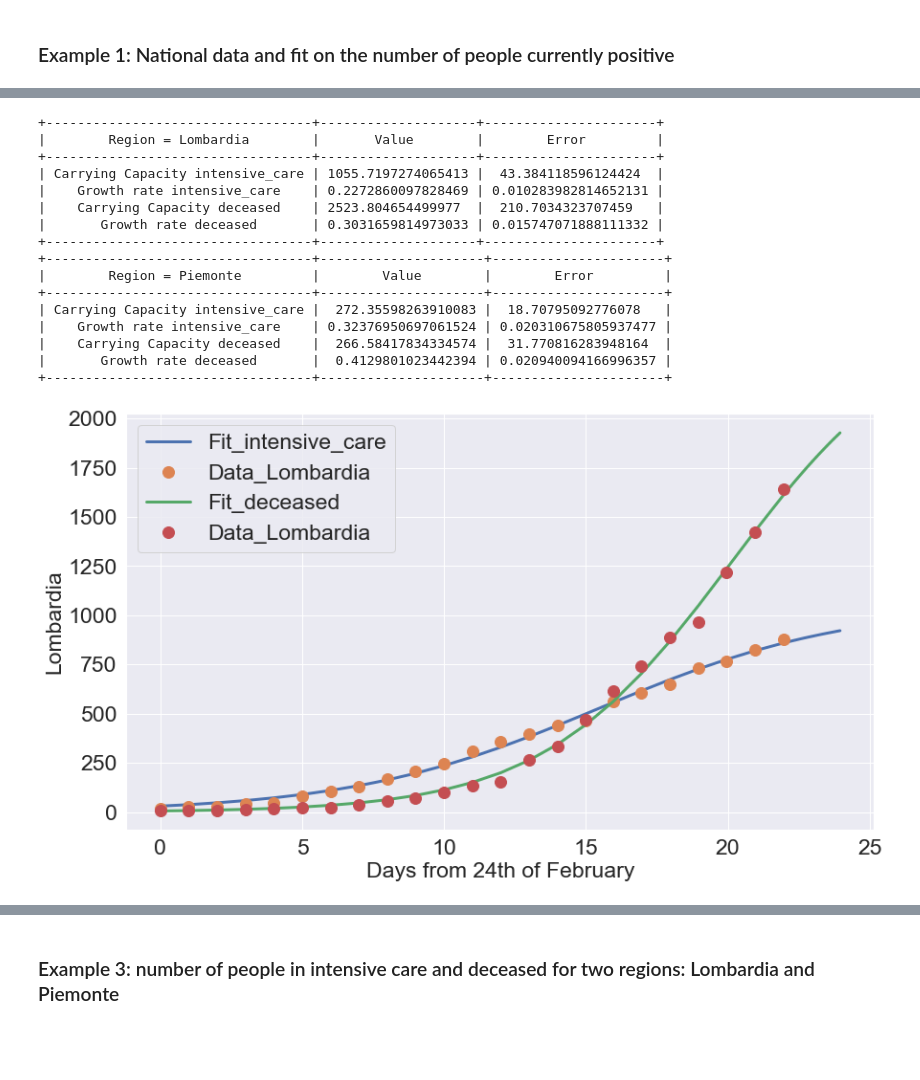
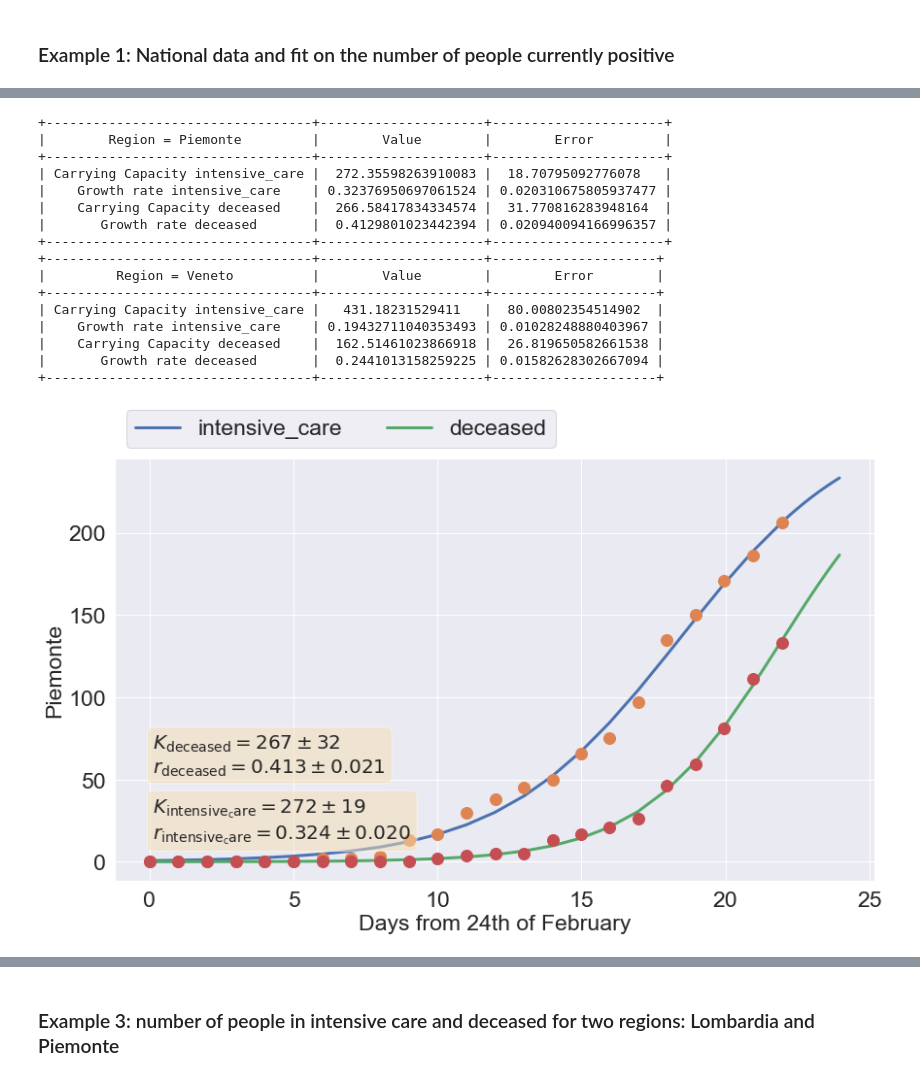
Before and after one commit to fabioanza/COVID19_Italy, a Jupyter notebook: COVID19_Italy_Plots.ipynb, the cells around one changed output, grey strips where cells are left out. Drawn from its saved outputs; the diff is of its cells as text; code cells hidden in the pictures; blank space fills up the shorter version.

```diff
--- a/COVID19_Italy_Plots.ipynb
+++ b/COVID19_Italy_Plots.ipynb
@@ -128,17 +144,32 @@ def plot_fit_by_region(region_list,indicator_to_plot,future_days=0,x_lim=None,y_
         plt.figure(figsize=(14,8))
         ax = plt.gca()
         t_indicator = PrettyTable(['Region = {}'.format(k), 'Value','Error'])
+        dely_textbox = 0
         for n in indicator_to_plot:
             url_paras = './Fit_Data/Indicators/Verhulst_Parameters_{}.csv'.format(n)
             aux = pd.read_csv(url_paras)
             verhulst_paras = aux.set_index('region')
-            ax.plot(new_tdata, Verhulst(new_tdata, verhulst_paras['K'][k],verhulst_paras['I0'][k],verhulst_paras['r'][k]),label='Fit_{}'.format(n),linewidth=3)
-            ax.plot(time_vector(covid19_ita), covid19_ita[covid19_ita.region==k][n],'o',label='Data_{}'.format(k),markersize=12)
+            ax.plot(new_tdata, Verhulst(new_tdata, verhulst_paras['K'][k],verhulst_paras['I0'][k],verhulst_paras['r'][k]),label='{}'.format(n),linewidth=3)
+            ax.plot(time_vector(covid19_ita), covid19_ita[covid19_ita.region==k][n],'o',markersize=12)
             ax.tick_params(labelsize=23)
             t_indicator.add_row(['Carrying Capacity {}'.format(n),verhulst_paras['K'][k],verhulst_paras['delta_K'][k]])
             t_indicator.add_row(['Growth rate {}'.format(n),verhulst_paras['r'][k],verhulst_paras['delta_r'][k]])
             plt.yscale(y_scale)
-            plt.legend(fontsize=23)
+            ax.legend(ncol=min(len(region_list),4), bbox_to_anchor=(0, 1),loc='lower left', fontsize=23)
+
+
+            #Code to insert text with optimal value of the parameters
+            textstr = '\n'.join((
+                r'$K_\mathrm{{{}}}={{{:.0f}}} \pm {{{:.0f}}}$'.format(n,verhulst_paras['K'][k],verhulst_paras['delta_K'][k]),
+                r'$r_\mathrm{{{}}}={{{:.3f}}} \pm {{{:.3f}}}$'.format(n,verhulst_paras['r'][k],verhulst_paras['delta_r'][k]) ))
+
+            # these are matplotlib.patch.Patch properties
+            props = dict(boxstyle='round', facecolor='wheat', alpha=0.5)
+
+            # place a text box in upper left in axes coords
+            ax.text(0.05, 0.20+dely_textbox, textstr, transform=ax.transAxes, fontsize=20,verticalalignment='top', bbox=props)
+            dely_textbox = dely_textbox + 0.15
+
         print(t_indicator)
         plt.xlim(x_lim)
         plt.ylim(y_lim)
@@ -181,22 +212,22 @@ plot_fit_by_indicator(region_list,indicator_list,future_days=3,save_fig='Yes')
 # %%
-region_list=['Lombardia','Piemonte']
+region_list=['Piemonte','Veneto']
 indicator_list=['intensive_care','deceased']
 plot_fit_by_region(region_list,indicator_list,future_days=2,save_fig='Yes')
 # %% [output]
-+----------------------------------+--------------------+----------------------+
-|        Region = Lombardia        |       Value        |        Error         |
-+----------------------------------+--------------------+----------------------+
-| Carrying Capacity intensive_care | 1055.7197274065413 |  43.384118596124424  |
-|    Growth rate intensive_care    | 0.2272860097828469 | 0.010283982814652131 |
-|    Carrying Capacity deceased    | 2523.804654499977  |  210.7034323707459   |
-|       Growth rate deceased       | 0.3031659814973033 | 0.015747071888111332 |
-+----------------------------------+--------------------+----------------------+
 +----------------------------------+---------------------+----------------------+
 |        Region = Piemonte         |        Value        |        Error         |
 +----------------------------------+---------------------+----------------------+
 | Carrying Capacity intensive_care |  272.35598263910083 |  18.70795092776078   |
 |    Growth rate intensive_care    | 0.32376950697061524 | 0.020310675805937477 |
 |    Carrying Capacity deceased    |  266.58417834334574 |  31.770816283948164  |
 |       Growth rate deceased       |  0.4129801023442394 | 0.020940094166996357 |
 +----------------------------------+---------------------+----------------------+
++----------------------------------+---------------------+---------------------+
+|         Region = Veneto          |        Value        |        Error        |
++----------------------------------+---------------------+---------------------+
+| Carrying Capacity intensive_care |   431.18231529411   |  80.00802354514902  |
+|    Growth rate intensive_care    | 0.19432711040353493 | 0.01028248880403967 |
+|    Carrying Capacity deceased    |  162.51461023866918 |  26.819650582661538 |
+|       Growth rate deceased       |  0.2441013158259225 | 0.01582628302667094 |
++----------------------------------+---------------------+---------------------+
-[figure, old version]
+[figure, new version]
```
Also changed, not shown: parts of 6 cells of this notebook, 1 other file.
